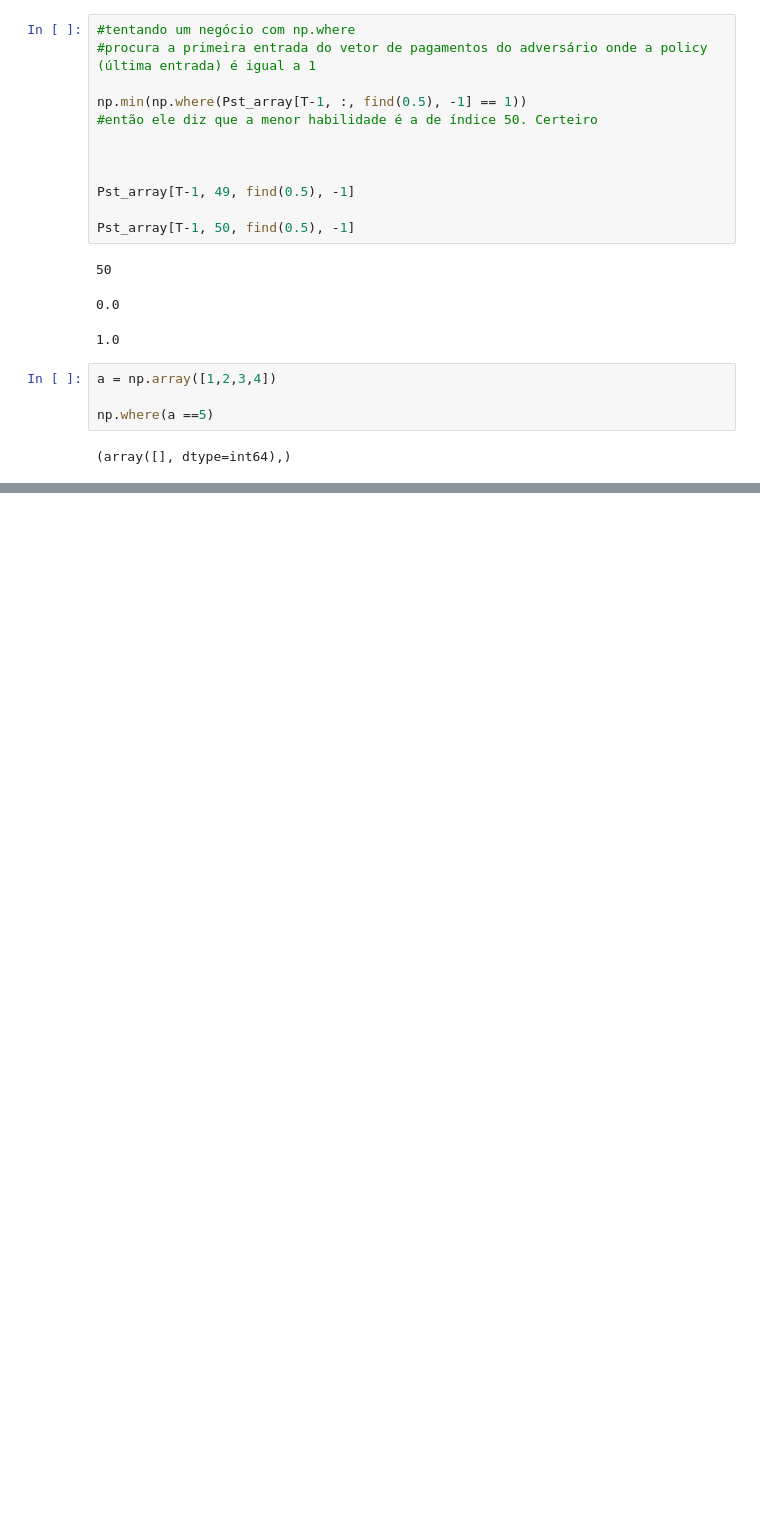
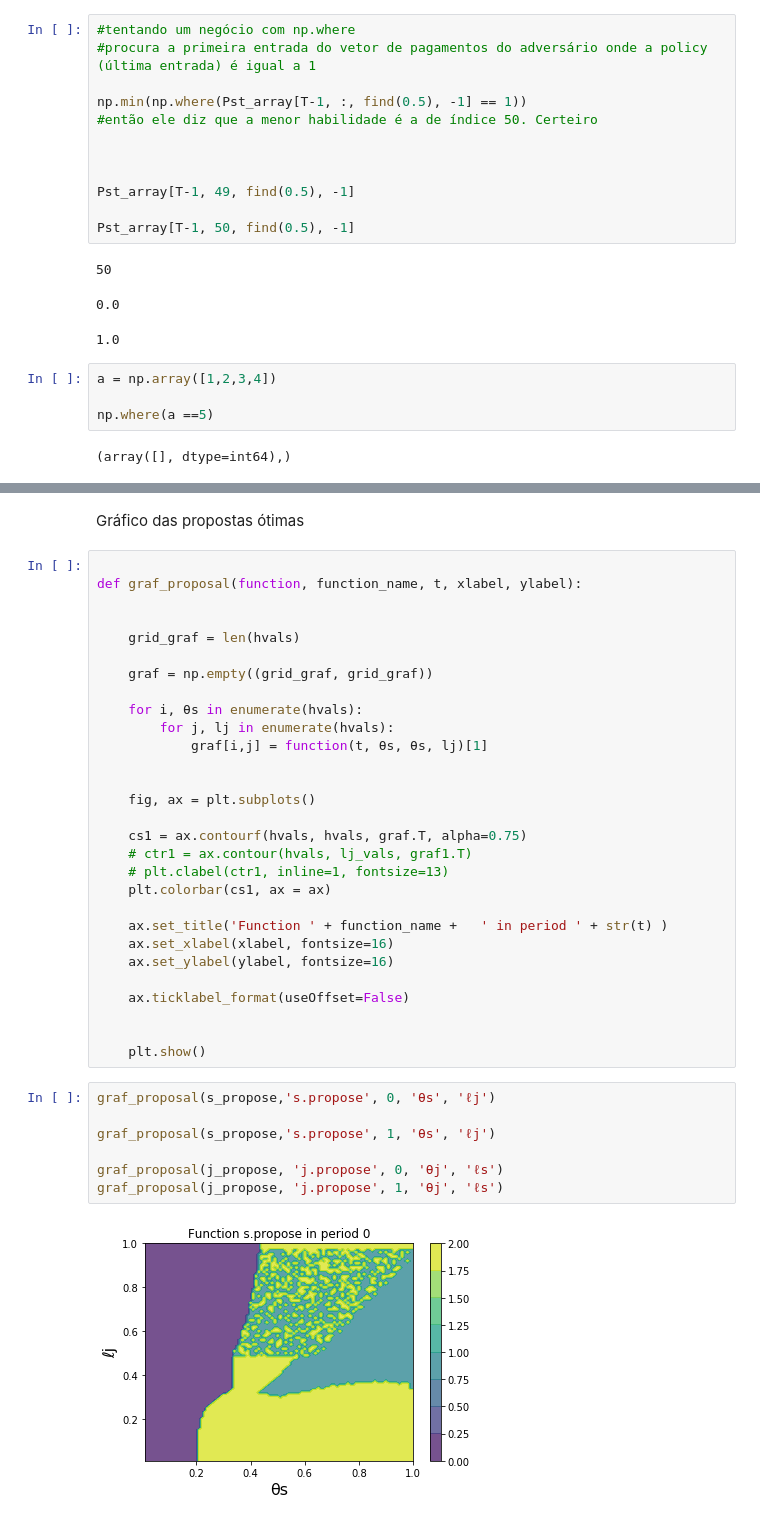
Before and after one commit to jmatheusgpa/Bargaining, a Jupyter notebook: Bellman.ipynb, the cells around one changed output, grey strips where cells are left out. Cells and saved outputs as stored; diff of their text form; blank space fills up the shorter version.

```diff
--- a/Bellman.ipynb
+++ b/Bellman.ipynb
@@ -485,0 +891,40 @@ threshold_m(t, lkt,lmt,  Pmt_array)
+# %% [markdown]
+Gráfico das propostas ótimas
+# %%
+
+def graf_proposal(function, function_name, t, xlabel, ylabel):
+
+
+    grid_graf = len(hvals)
+
+    graf = np.empty((grid_graf, grid_graf))
+
+    for i, θs in enumerate(hvals):
+        for j, lj in enumerate(hvals):
+            graf[i,j] = function(t, θs, θs, lj)[1]
+
+
+    fig, ax = plt.subplots()
+
+    cs1 = ax.contourf(hvals, hvals, graf.T, alpha=0.75)
+    # ctr1 = ax.contour(hvals, lj_vals, graf1.T)
+    # plt.clabel(ctr1, inline=1, fontsize=13)
+    plt.colorbar(cs1, ax = ax)
+
+    ax.set_title('Function ' + function_name +   ' in period ' + str(t) )
+    ax.set_xlabel(xlabel, fontsize=16)
+    ax.set_ylabel(ylabel, fontsize=16)
+
+    ax.ticklabel_format(useOffset=False)
+
+
+    plt.show()
+# %%
+graf_proposal(s_propose,'s.propose', 0, 'θs', 'ℓj')
+
+graf_proposal(s_propose,'s.propose', 1, 'θs', 'ℓj')
+
+graf_proposal(j_propose, 'j.propose', 0, 'θj', 'ℓs')
+graf_proposal(j_propose, 'j.propose', 1, 'θj', 'ℓs')
+# %% [output]
+[figure, added]
```
Also changed, not shown: parts of 29 cells of this notebook.
